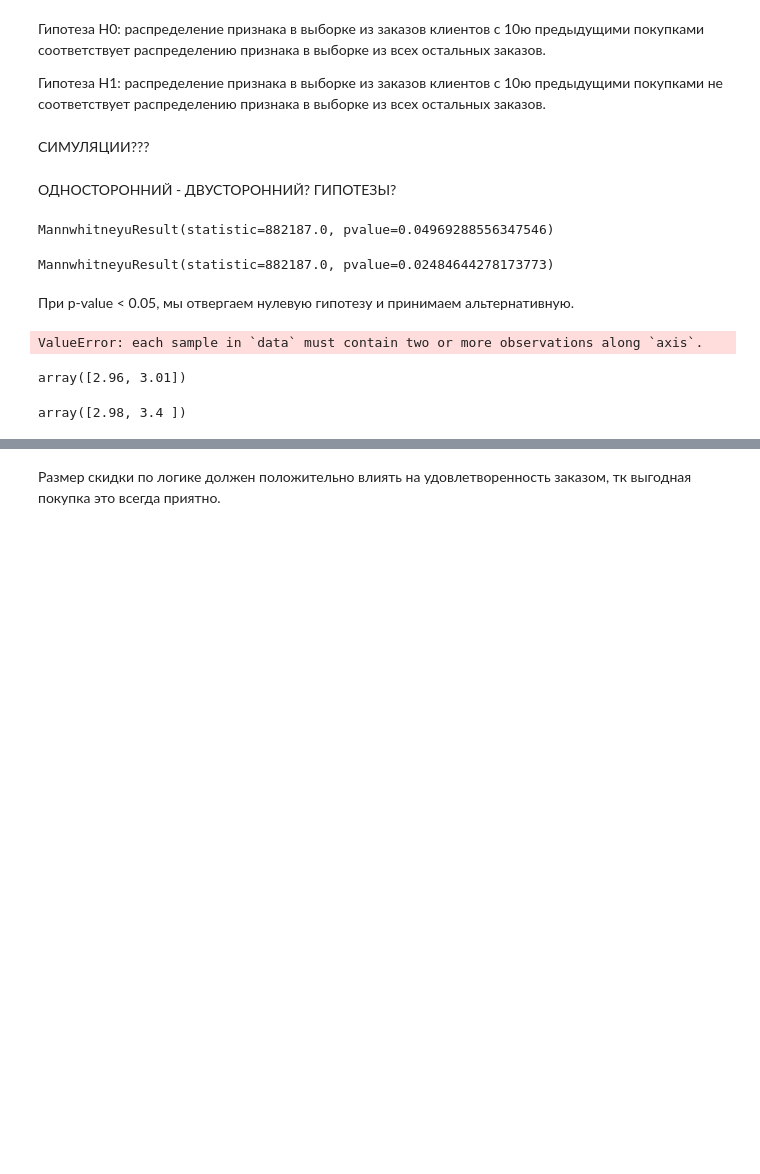
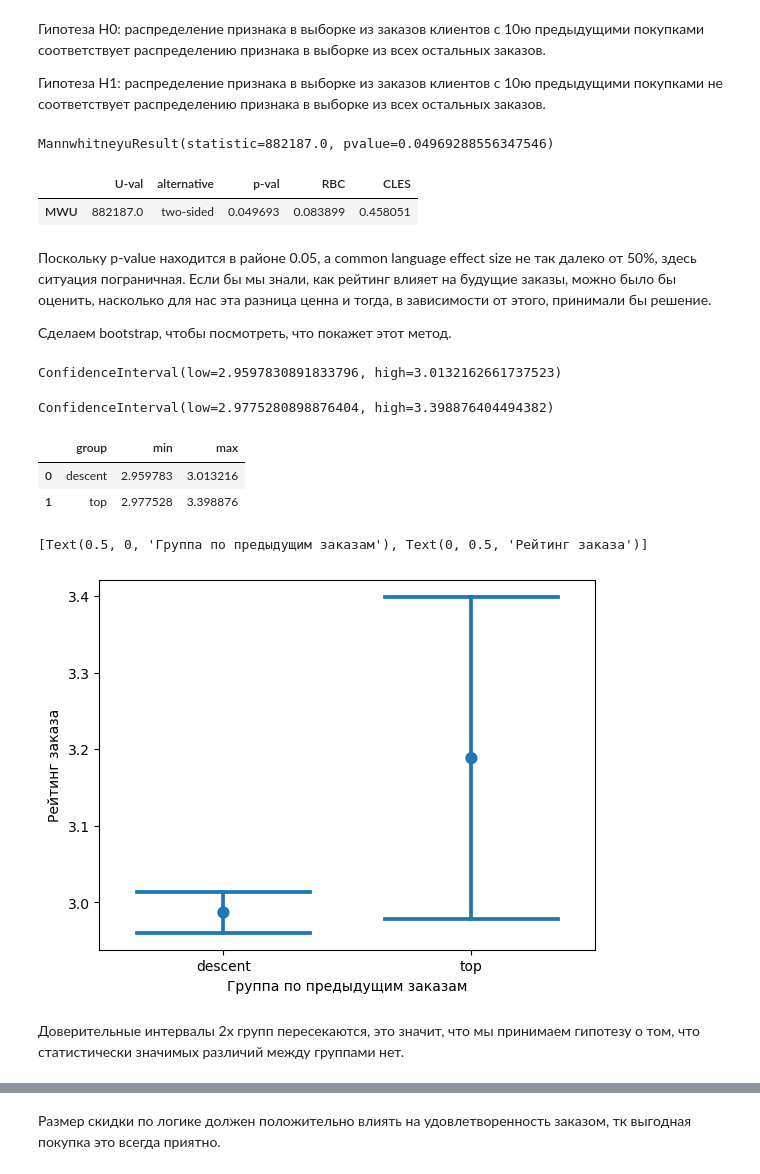
Before and after one commit to DmitriyRys/e_commerce_delivery, a Jupyter notebook: shipping_ecommerce_analysis.ipynb, the cells around one changed output, grey strips where cells are left out. Drawn from its saved outputs; the diff is of its cells as text; code cells hidden in the pictures; blank space fills up the shorter version.

Commit message:
Counted bootstrap with scipy for prior_purchases avg ratings. Tried scipy rv.discrete and rv.histogram to generate some distributions for monte-carlo.

```diff
--- a/shipping_ecommerce_analysis.ipynb
+++ b/shipping_ecommerce_analysis.ipynb
@@ -545,37 +545,65 @@ np.sqrt(0.885)
 Гипотеза Н0: распределение признака в выборке из заказов клиентов с 10ю предыдущими покупками соответствует распределению признака в выборке из всех остальных заказов.
 
 Гипотеза Н1: распределение признака в выборке из заказов клиентов с 10ю предыдущими покупками не соответствует распределению признака в выборке из всех остальных заказов.
-# %% [markdown]
-СИМУЛЯЦИИ???
-# %% [markdown]
-ОДНОСТОРОННИЙ - ДВУСТОРОННИЙ? ГИПОТЕЗЫ?
 # %%
 # проведем U-тест Манна-Уитни (двусторонний)
 
 ss.mannwhitneyu(purchases_descent, purchases_top)
 # %% [output]
 MannwhitneyuResult(statistic=882187.0, pvalue=0.04969288556347546)
-# %%
-# проведем U-тест Манна-Уитни (односторонний)
-
-ss.mannwhitneyu(purchases_descent, purchases_top, alternative='less')
-# %% [output]
-MannwhitneyuResult(statistic=882187.0, pvalue=0.02484644278173773)
+# %%
+# посмотрим на CLES, тк p-value на грани
+pg.mwu(purchases_descent, purchases_top)
+# %% [output]
+|  | U-val | alternative | p-val | RBC | CLES |
+| MWU | 882187.0 | two-sided | 0.049693 | 0.083899 | 0.458051 |
 # %% [markdown]
-При p-value < 0.05, мы отвергаем нулевую гипотезу и принимаем альтернативную.
+Поскольку p-value находится в районе 0.05, а common language effect size не так далеко от 50%, здесь ситуация пограничная.
+Если бы мы знали, как рейтинг влияет на будущие заказы, можно было бы оценить, насколько для нас эта разница ценна и тогда, в зависимости от этого, принимали бы решение.
+
+Сделаем bootstrap, чтобы посмотреть, что покажет этот метод.
 # %%
-# Bootstrap (как в уроке?)
+# Bootstrap
 
-ss.bootstrap(purchases_descent, np.mean)
+purchases_descent_mean = ss.bootstrap((purchases_descent, ), np.mean).confidence_interval
-# %% [output]
-ValueError: each sample in `data` must contain two or more observations along `axis`.
+# %%
+purchases_descent_mean
+# %% [output]
+ConfidenceInterval(low=2.9597830891833796, high=3.0132162661737523)
 # %%
-pg.compute_bootci(purchases_descent, func=np.mean, n_boot=10000)
+purchases_top_mean = ss.bootstrap((purchases_top, ), np.mean).confidence_interval
-# %% [output]
-array([2.96, 3.01])
-# %%
-pg.compute_bootci(purchases_top, func=np.mean, n_boot=10000)
-# %% [output]
-array([2.98, 3.4 ])
+# %%
+purchases_top_mean
+# %% [output]
+ConfidenceInterval(low=2.9775280898876404, high=3.398876404494382)
 # %%
-# далее сделать таблицы и графики, как в delivery_app lesson_10
+bootstrap_purchases_table = pd.DataFrame({'group': ['descent', 'top'],
+                                          'min': [purchases_descent_mean[0],
+                                                  purchases_top_mean[0]],
+                                          'max': [purchases_descent_mean[1],
+                                                  purchases_top_mean[1]]})
+# %%
+bootstrap_purchases_table
+# %% [output]
+|  | group | min | max |
+| 0 | descent | 2.959783 | 3.013216 |
+| 1 | top | 2.977528 | 3.398876 |
+# %%
+# для налгядности немного видоизменим таблицу, чтобы построить pointplot
+
+bootstrap_purchases_table = bootstrap_purchases_table.melt(id_vars='group',
+                                                           value_vars=['min', 'max']) \
+                                                     .sort_values('group')
+# %%
+bootstrap_purchases_pp = sns.pointplot(data=bootstrap_purchases_table,
+                                       x='group',
+                                       y='value',
+                                       join=False,
+                                       capsize=0.7)
+bootstrap_purchases_pp.set(xlabel='Группа по предыдущим заказам',
+                           ylabel='Рейтинг заказа')
+# %% [output]
+[Text(0.5, 0, 'Группа по предыдущим заказам'), Text(0, 0.5, 'Рейтинг заказа')]
+[figure, added]
+# %% [markdown]
+Доверительные интервалы 2х групп пересекаются, это значит, что мы принимаем гипотезу о том, что статистически значимых различий между группами нет.
```
Also changed, not shown: parts of 14 cells of this notebook.
